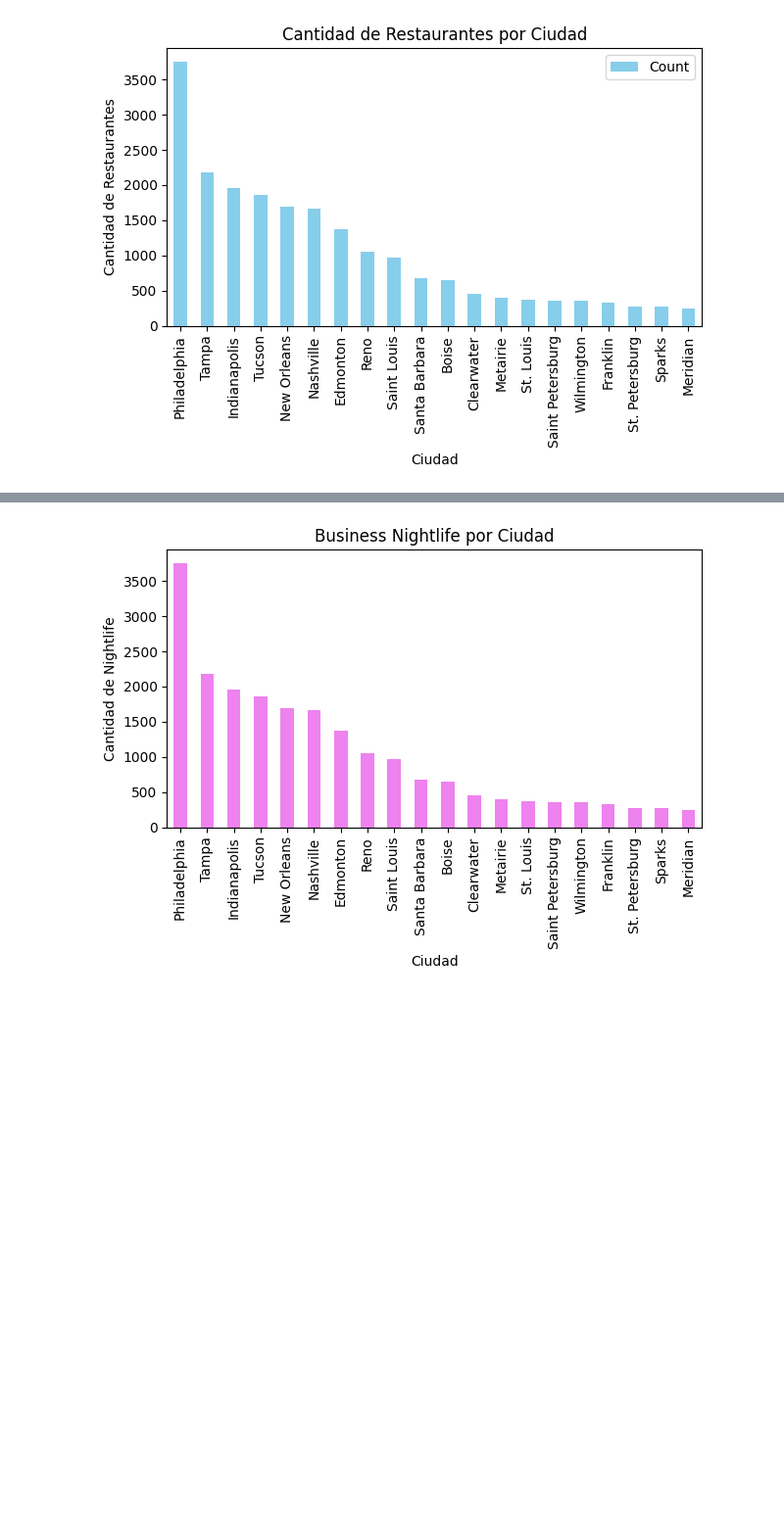
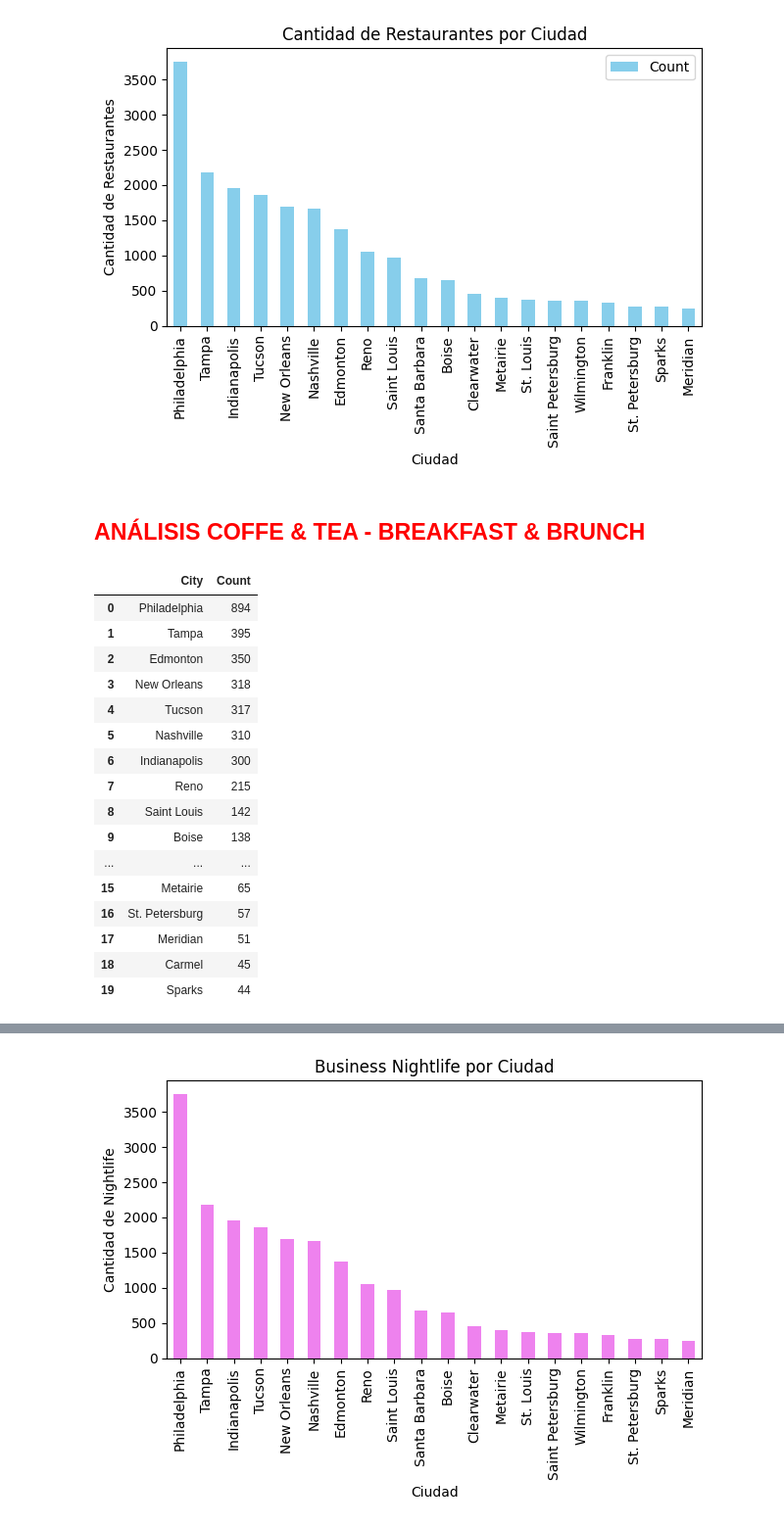
Before and after one commit to SDCaFlo/datapt11_pf_grupo02, a Jupyter notebook: EDA-YELP.ipynb, the cells around one changed output, grey strips where cells are left out. Shown at 98% size. Drawn from its saved outputs; the diff is of its cells as text; code cells hidden in the pictures; blank space fills up the shorter version.

```diff
--- a/EDA.ipynb
+++ b/EDA-YELP.ipynb
@@ -241,3 +241,34 @@ plt.tight_layout()
 plt.show()
 # %% [output]
 [figure]
+# %% [markdown]
+<h2 style="color: red;">ANÁLISIS COFFE & TEA  -  BREAKFAST & BRUNCH</h2>
+# %%
+df_coffe = df_business[df_business['categories'].str.contains('Coffee & Tea', case=False, na=False)]
+df_breakfast = df_business[df_business['categories'].str.contains('Breakfast & Brunch', case=False, na=False)]
+# %%
+# Contar la cantidad de Coffee & Tea por ciudad
+coffe_counts = df_coffe['city'].value_counts()
+coffe_counts = coffe_counts.head(20)
+coffe_counts = pd.DataFrame(coffe_counts).reset_index()
+coffe_counts = pd.DataFrame(coffe_counts)
+coffe_counts.columns = ['City', 'Count']
+coffe_counts
+# %% [output]
+|  | City | Count |
+| 0 | Philadelphia | 894 |
+| 1 | Tampa | 395 |
+| 2 | Edmonton | 350 |
+| 3 | New Orleans | 318 |
+| 4 | Tucson | 317 |
+| 5 | Nashville | 310 |
+| 6 | Indianapolis | 300 |
+| 7 | Reno | 215 |
+| 8 | Saint Louis | 142 |
+| 9 | Boise | 138 |
+| ... | ... | ... |
+| 15 | Metairie | 65 |
+| 16 | St. Petersburg | 57 |
+| 17 | Meridian | 51 |
+| 18 | Carmel | 45 |
+| 19 | Sparks | 44 |
```
Also changed, not shown: parts of 17 cells of this notebook.
